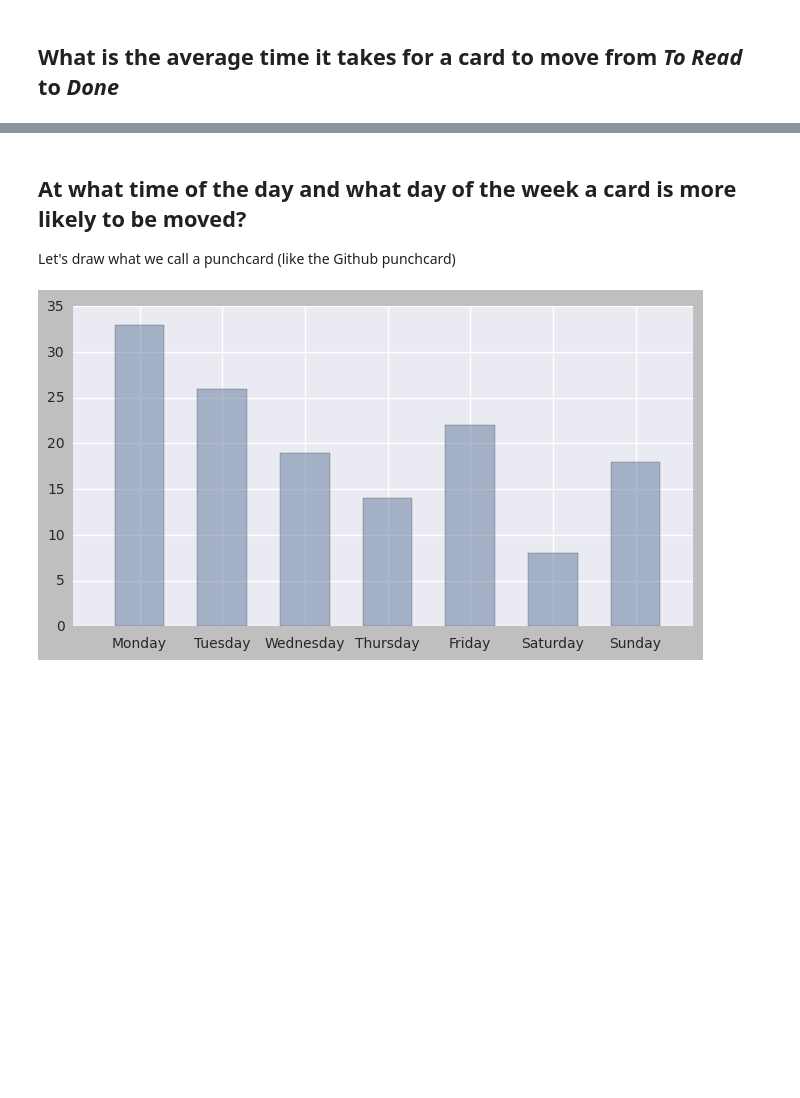
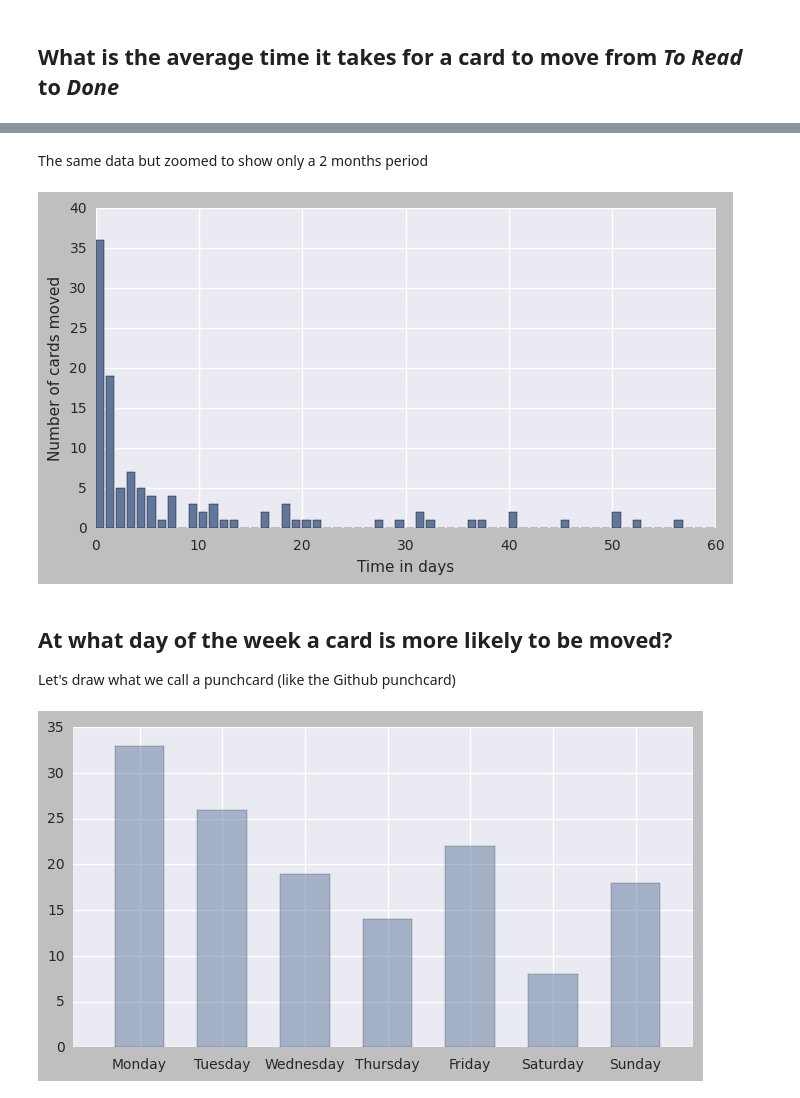
Before and after one commit to jtpio/data-playground, a Jupyter notebook: trello/personal-trello-stats.ipynb, the cells around one changed output, grey strips where cells are left out. Cells and saved outputs as stored; diff of their text form; code cells hidden in the pictures; blank space fills up the shorter version.

```diff
--- a/trello/personal-trello-stats.ipynb
+++ b/trello/personal-trello-stats.ipynb
@@ -255,5 +264,15 @@ TODO: put a graph to visualize the distribution
+# %% [markdown]
+The same data but zoomed to show only a 2 months period
+# %%
+plt.xlim(0, 60)
+plt.xlabel('Time in days')
+plt.ylabel('Number of cards moved')
+plt.bar(x, list(times_count.values()))
+plt.show()
+# %% [output]
+[figure, added]
 # %% [markdown]
-## At what time of the day and what day of the week a card is more likely to be moved?
+## At what day of the week a card is more likely to be moved?
 
 Let's draw what we call a punchcard (like the Github punchcard)
 # %%
```
Also changed, not shown: parts of 10 cells of this notebook.
